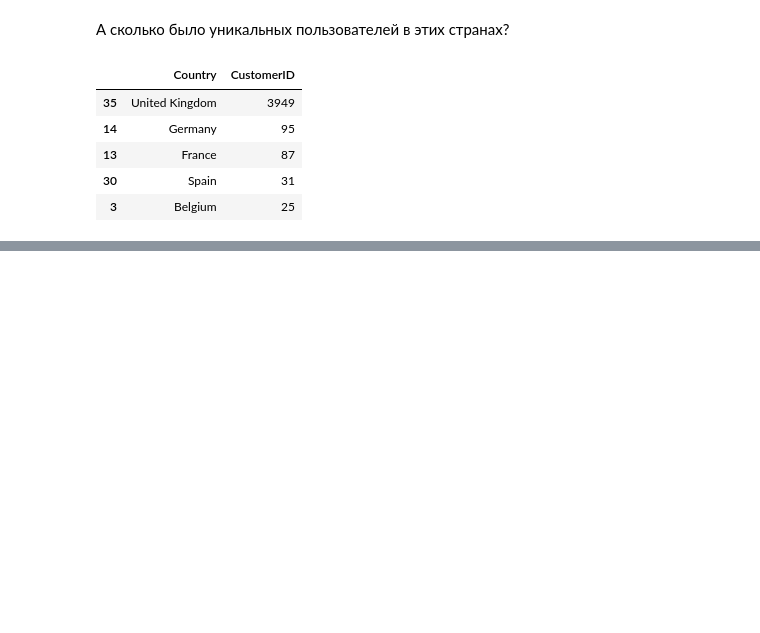
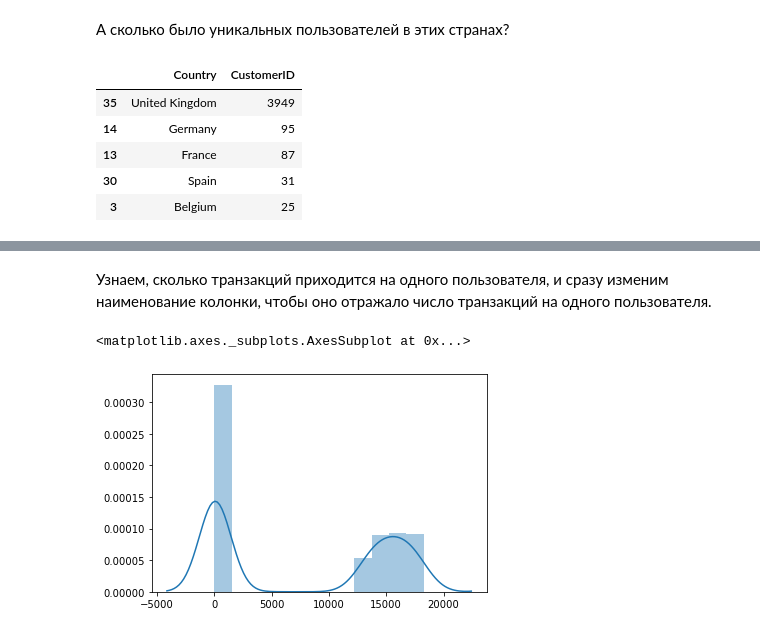
Before and after one commit to probabylity/education, a Jupyter notebook: Data analysis in Pandas.ipynb, the cells around one changed output, grey strips where cells are left out. Cells and saved outputs as stored; diff of their text form; code cells hidden in the pictures; blank space fills up the shorter version.

```diff
--- a/Data analysis in Pandas.ipynb
+++ b/Data analysis in Pandas.ipynb
@@ -129,0 +126,2 @@ retails[retails.CustomerID > 0].groupby('Country', as_index = False) \
+# %%
+UK_data = retails.query("Country == 'United Kingdom' & CustomerID > 0")
@@ -129,0 +144,12 @@ retails[retails.CustomerID > 0].groupby('Country', as_index = False) \
+# %% [markdown]
+Узнаем, сколько транзакций приходится на одного пользователя, и сразу изменим наименование колонки, чтобы оно отражало число транзакций на одного пользователя.
+# %%
+transaction_data = UK_data.groupby('CustomerID', as_index = False) \
+    .agg({'InvoiceNo': 'count'}) \
+    .rename(columns={'InvoiceNo' : 'transactions'})  \
+    .sort_values('transactions', ascending = False)
+# %%
+sns.distplot(transaction_data)
+# %% [output]
+<matplotlib.axes._subplots.AxesSubplot at 0x...>
+[figure, added]
```
Also changed, not shown: parts of 5 cells of this notebook.
